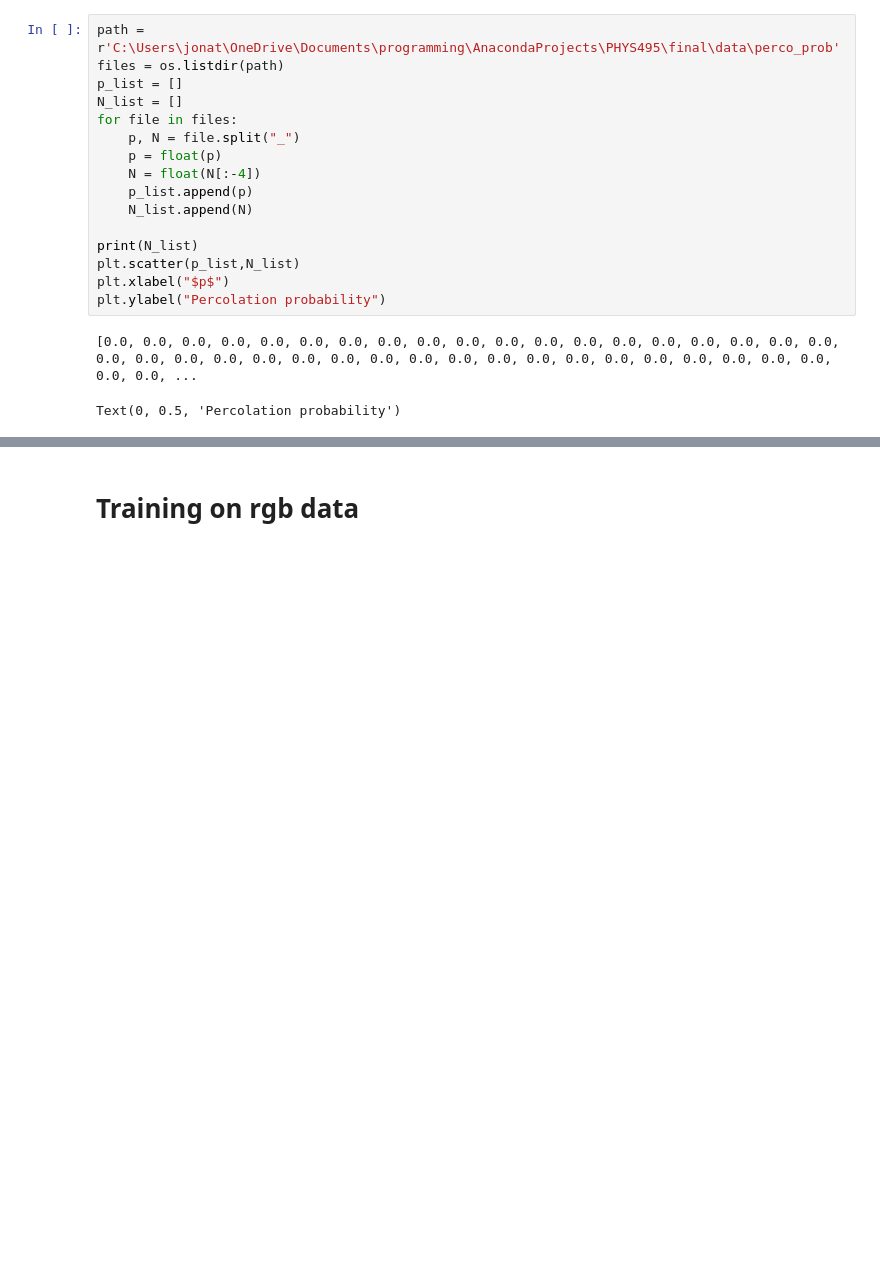
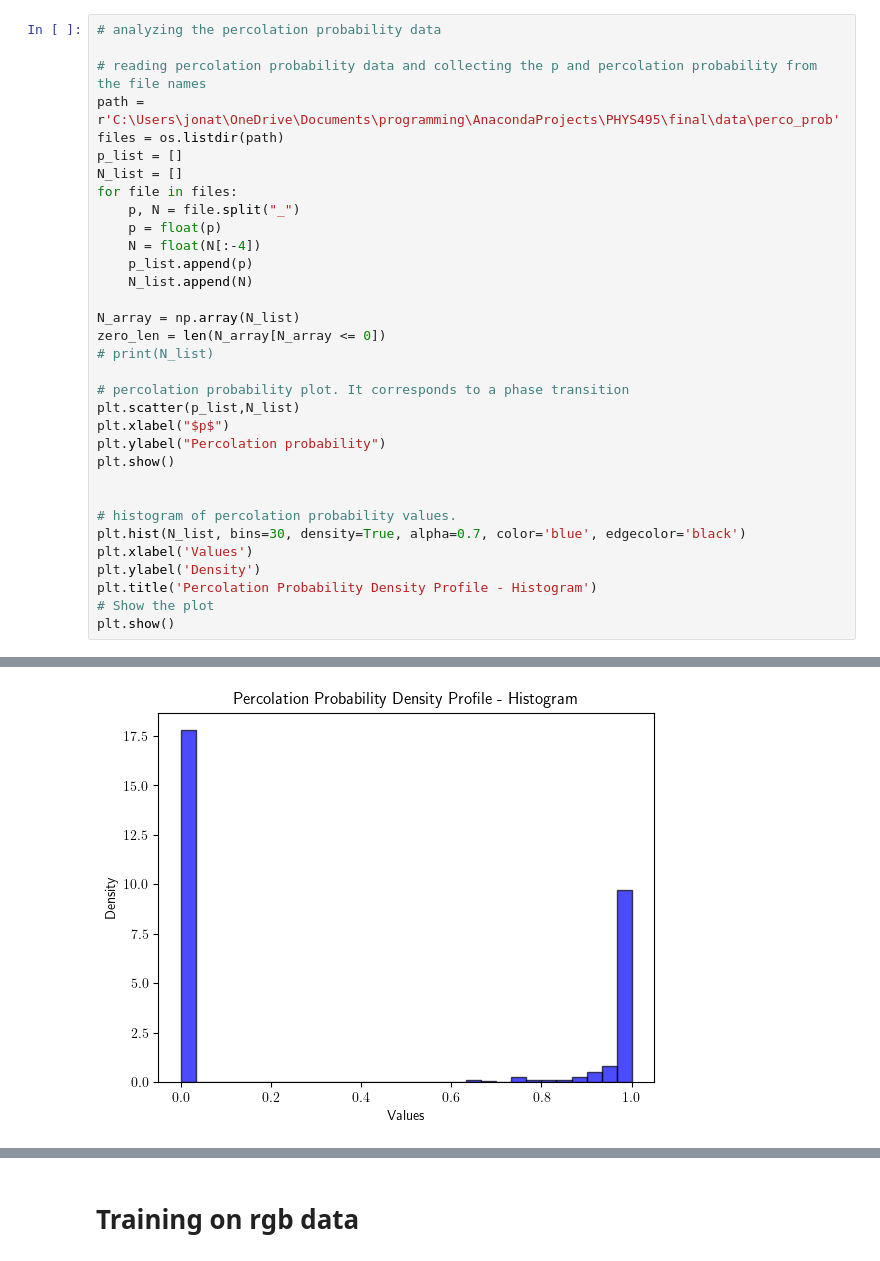
Before and after one commit to III-Derek/AMATH-495---Percolation, a Jupyter notebook: src/ml.ipynb, the cells around one changed output, grey strips where cells are left out. Cells and saved outputs as stored; diff of their text form; blank space fills up the shorter version.

```diff
--- a/src/ml.ipynb
+++ b/src/ml.ipynb
@@ -27,22 +28,38 @@ import torchvision
 import matplotlib
 matplotlib.rcParams['text.usetex'] = True
 # %%
+# analyzing the percolation probability data
+
+# reading percolation probability data and collecting the p and percolation probability from the file names
 path = r'C:\Users\jonat\OneDrive\Documents\programming\AnacondaProjects\PHYS495\final\data\perco_prob'
 files = os.listdir(path)
 p_list = []
 N_list = []
 for file in files:
     p, N = file.split("_")
     p = float(p)
     N = float(N[:-4])
     p_list.append(p)
     N_list.append(N)
 
-print(N_list)
+N_array = np.array(N_list)
+zero_len = len(N_array[N_array <= 0])
+# print(N_list)
+
+# percolation probability plot. It corresponds to a phase transition
 plt.scatter(p_list,N_list)
 plt.xlabel("$p$")
 plt.ylabel("Percolation probability")
+plt.show()
+
+
+# histogram of percolation probability values.
+plt.hist(N_list, bins=30, density=True, alpha=0.7, color='blue', edgecolor='black')
+plt.xlabel('Values')
+plt.ylabel('Density')
+plt.title('Percolation Probability Density Profile - Histogram')
+# Show the plot
+plt.show()
 # %% [output]
-[0.0, 0.0, 0.0, 0.0, 0.0, 0.0, 0.0, 0.0, 0.0, 0.0, 0.0, 0.0, 0.0, 0.0, 0.0, 0.0, 0.0, 0.0, 0.0, 0.0, 0.0, 0.0, 0.0, 0.0, 0.0, 0.0, 0.0, 0.0, 0.0, 0.0, 0.0, 0.0, 0.0, 0.0, 0.0, 0.0, 0.0, 0.0, 0.0, 0.0, ...
-Text(0, 0.5, 'Percolation probability')
 [figure]
+[figure, added]
```
Also changed, not shown: parts of 16 cells of this notebook, 13 other files.
